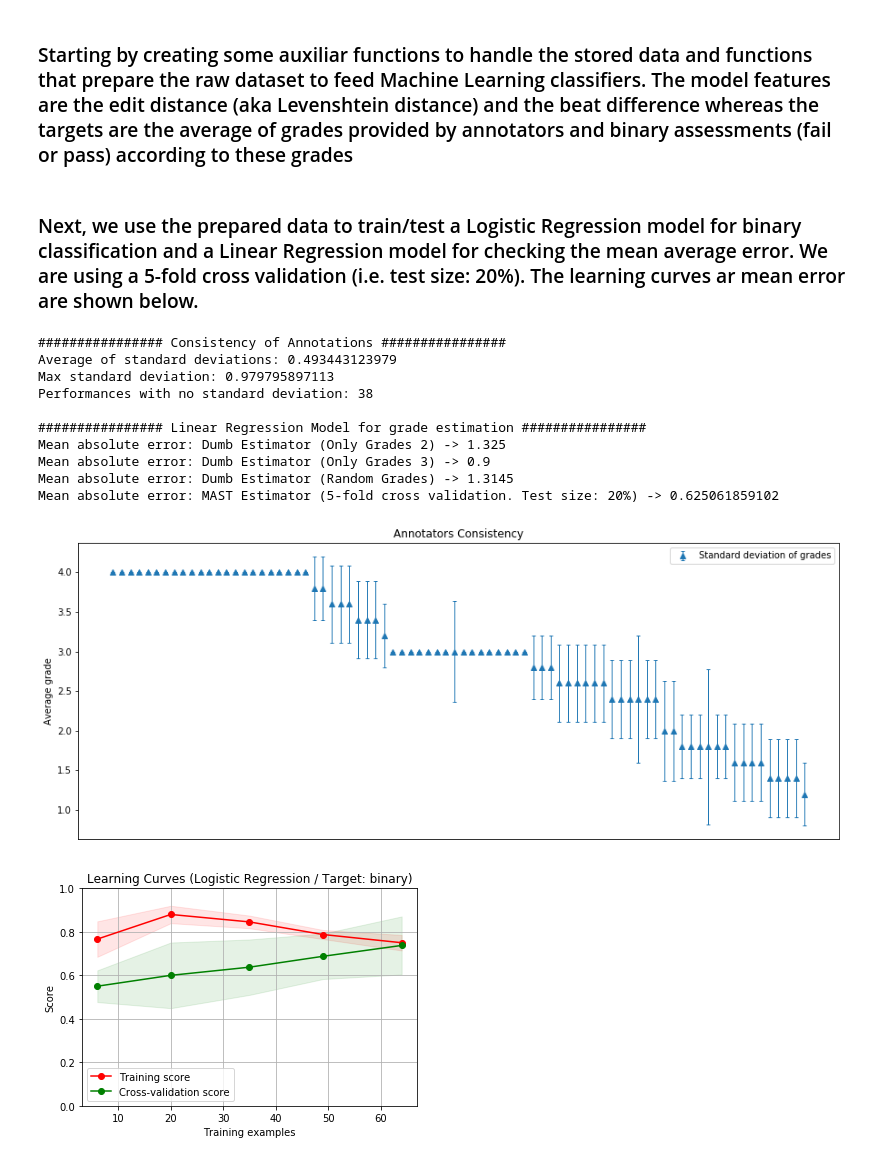
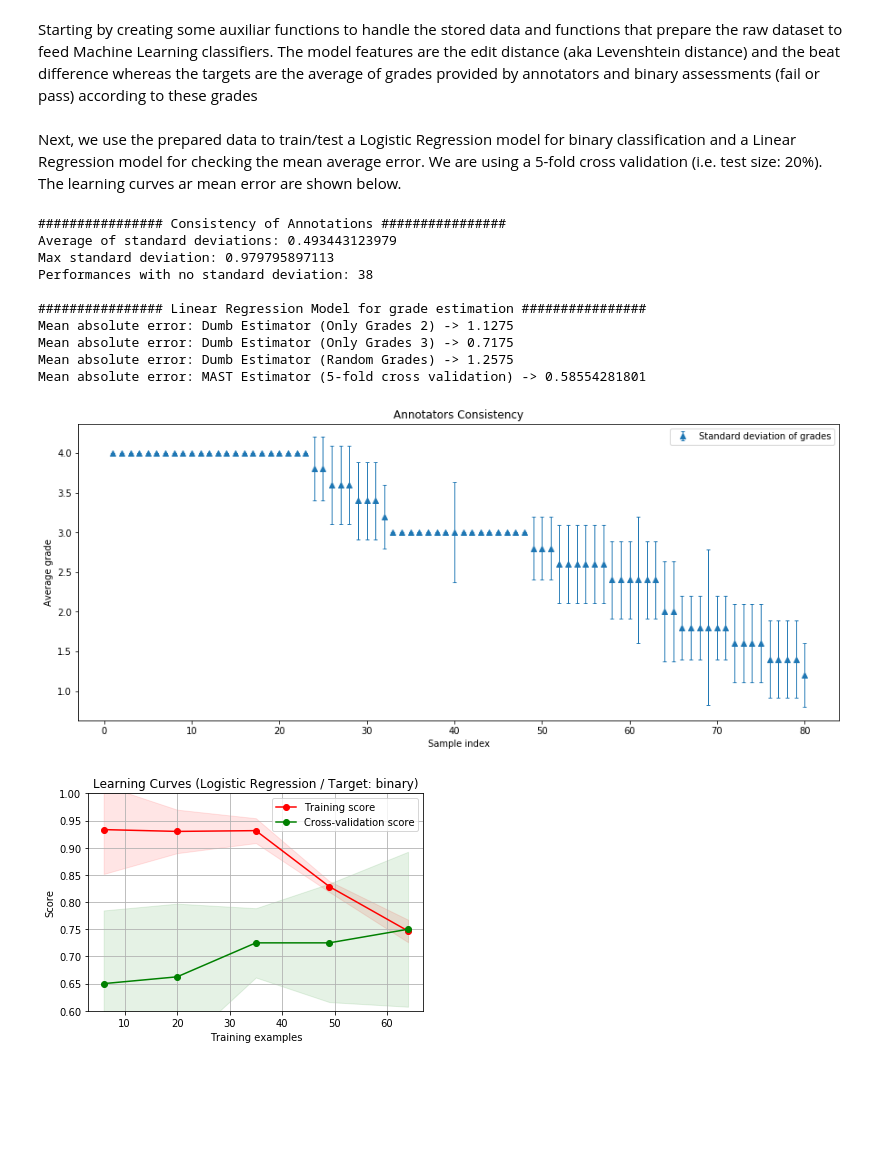
Before and after one commit to MTG/mast-rhythm-analysis, a Jupyter notebook: notebooks/BaselineRhythmicAssessmentSystem.ipynb, the cells around one changed output. Drawn from its saved outputs; the diff is of its cells as text; code cells hidden in the pictures; blank space fills up the shorter version.

```diff
--- a/notebooks/BaselineRhythmicAssessmentSystem.ipynb
+++ b/notebooks/BaselineRhythmicAssessmentSystem.ipynb
@@ -5,2 +5,2 @@
 # %% [markdown]
-### Starting by creating some auxiliar functions to handle the stored data and functions that prepare the raw dataset to feed Machine Learning classifiers. The model features are the edit distance (aka Levenshtein distance) and the beat difference whereas the targets are the average of grades provided by annotators and binary assessments (fail or pass) according to these grades
+Starting by creating some auxiliar functions to handle the stored data and functions that prepare the raw dataset to feed Machine Learning classifiers. The model features are the edit distance (aka Levenshtein distance) and the beat difference whereas the targets are the average of grades provided by annotators and binary assessments (fail or pass) according to these grades
@@ -102,16 +132,15 @@ def load_rhythmic_performances():
 # %% [markdown]
-### Next, we use the prepared data to train/test a Logistic Regression model for binary classification and a Linear Regression model for checking the mean average error. We are using a 5-fold cross validation (i.e. test size: 20%). The learning curves ar mean error are shown below.
+Next, we use the prepared data to train/test a Logistic Regression model for binary classification and a Linear Regression model for checking the mean average error. We are using a 5-fold cross validation (i.e. test size: 20%). The learning curves ar mean error are shown below.
 # %%
 import numpy as np
 import matplotlib.pyplot as plt
 
 from sklearn.linear_model import LinearRegression, LogisticRegression
-from sklearn.model_selection import train_test_split, learning_curve, KFold, cross_val_score
+from sklearn.model_selection import learning_curve, KFold, cross_val_score
 from sklearn.metrics import mean_absolute_error
 
-
 def plot_learning_curve(estimator, title, X, y, ylim=None, cv=None,
-                        n_jobs=None, train_sizes=np.linspace(.1, 1.0, 5)):
+                        n_jobs=None):
     plt.figure()
     plt.title(title)
     if ylim is not None:
@@ -119,7 +148,7 @@ def plot_learning_curve(estimator, title, X, y, ylim=None, cv=None,
     plt.xlabel("Training examples")
     plt.ylabel("Score")
     train_sizes, train_scores, test_scores = learning_curve(
-        estimator, X, y, cv=cv, n_jobs=n_jobs, train_sizes=train_sizes)
+        estimator, X, y, cv=cv, n_jobs=n_jobs)
     train_scores_mean = np.mean(train_scores, axis=1)
     train_scores_std = np.std(train_scores, axis=1)
     test_scores_mean = np.mean(test_scores, axis=1)
@@ -157,58 +186,60 @@ print()
 
 
 plt.figure(figsize=(15,6))
 plt.title("Annotators Consistency")
 plt.ylabel("Average grade")
-plt.xticks([])
+plt.xlabel("Sample index")
 error_bar = plt.errorbar(x, y, e, marker='^', capsize=2, elinewidth=1, markeredgewidth=1,label="Standard deviation of grades", ls='none')
 plt.legend()
 
+# setting up a 5-fold cross validation for estimators
+cv = KFold(n_splits=5, shuffle=True, random_state=0)
+title = r"Learning Curves (Logistic Regression / Target: binary)"
 
+logit_reg_estimator = LogisticRegression()
 
-# setting up a 5-fold cross validation for estimators
-cv = KFold(n_splits=5, random_state=0, shuffle=True)
-
-title = r"Learning Curves (Logistic Regression / Target: binary)"
-logit_reg_estimator = LogisticRegression()
-plot_learning_curve(logit_reg_estimator, title, X, y_b, (0, 1), cv=cv)
+plot_learning_curve(logit_reg_estimator, title, X, y_b, (.6, 1), cv=cv)
 
 
 linear_reg_estimator = LinearRegression()
+linear_reg_estimator.fit(X, mast.target_multiclass[:,0])
+# fitting dumb model which assigns 2, 3 and random values to all performances to be estimated
+base_random_grades = [1,1,1,1,2,2,2,2,3,3,3,3,4,4,4,4]
 
-# fitting dump model which assigns 2, 3 and random values to all performances to be estimated
-X_train, X_test, y_train, y_test = train_test_split(X, mast.target_multiclass[:,0], test_size=0.2, random_state=0)
+mean_absolute_errors_random = []
+mean_absolute_errors_only_twos = []
+mean_absolute_errors_only_threes = []
 
-model = linear_reg_estimator.fit(X_train, y_train)
-predictions_all_two = np.repeat(2, len(X_test))
-predictions_all_three = np.repeat(3, len(X_test))
+for train_index, test_index in cv.split(X):
+    y_test = mast.target_multiclass[:,0][test_index]
 
-base_random_grades = [1,1,1,1,2,2,2,2,3,3,3,3,4,4,4,4]
-n_of_rounds = 50
+    np.random.shuffle(base_random_grades)
+    mean_absolute_errors_random.append(mean_absolute_error(y_test, base_random_grades))
 
-mean_absolute_errors = []
+    predictions_all_two = np.repeat(2, len(y_test))
+    mean_absolute_errors_only_twos.append(mean_absolute_error(y_test, predictions_all_two))
 
-for i in range(n_of_rounds):
-    np.random.shuffle(base_random_grades)
-    mean_absolute_errors.append(mean_absolute_error(y_test, base_random_grades))
+    predictions_all_three = np.repeat(3, len(y_test))
+    mean_absolute_errors_only_threes.append(mean_absolute_error(y_test, predictions_all_three))
 
 # running cross validation over our dataset
 cross_val_errors = cross_val_score(linear_reg_estimator, X, mast.target_multiclass[:,0], scoring='neg_mean_absolute_error', cv=cv)
 
 print("################ Linear Regression Model for grade estimation ################")
-print("Mean absolute error: Dumb Estimator (Only Grades 2) ->", mean_absolute_error(y_test, predictions_all_two))
-print("Mean absolute error: Dumb Estimator (Only Grades 3) ->", mean_absolute_error(y_test, predictions_all_three))
-print("Mean absolute error: Dumb Estimator (Random Grades) ->", sum(mean_absolute_errors)/len(mean_absolute_errors))
-print("Mean absolute error: MAST Estimator (5-fold cross validation. Test size: 20%) ->", abs(sum(cross_val_errors)/len(cross_val_errors)))
+print("Mean absolute error: Dumb Estimator (Only Grades 2) ->", sum(mean_absolute_errors_only_twos)/len(mean_absolute_errors_only_twos))
+print("Mean absolute error: Dumb Estimator (Only Grades 3) ->", sum(mean_absolute_errors_only_threes)/len(mean_absolute_errors_only_threes))
+print("Mean absolute error: Dumb Estimator (Random Grades) ->", sum(mean_absolute_errors_random)/len(mean_absolute_errors_random))
+print("Mean absolute error: MAST Estimator (5-fold cross validation) ->", abs(sum(cross_val_errors)/len(cross_val_errors)))
 # %% [output]
 ################ Consistency of Annotations ################
 Average of standard deviations: 0.493443123979
 Max standard deviation: 0.979795897113
 Performances with no standard deviation: 38
 
 ################ Linear Regression Model for grade estimation ################
-Mean absolute error: Dumb Estimator (Only Grades 2) -> 1.325
-Mean absolute error: Dumb Estimator (Only Grades 3) -> 0.9
-Mean absolute error: Dumb Estimator (Random Grades) -> 1.3145
-Mean absolute error: MAST Estimator (5-fold cross validation. Test size: 20%) -> 0.625061859102
+Mean absolute error: Dumb Estimator (Only Grades 2) -> 1.1275
+Mean absolute error: Dumb Estimator (Only Grades 3) -> 0.7175
+Mean absolute error: Dumb Estimator (Random Grades) -> 1.2575
+Mean absolute error: MAST Estimator (5-fold cross validation) -> 0.58554281801
-[figure, old version]
+[figure, new version]
-[figure, old version]
+[figure, new version]
```
Also changed, not shown: parts of 3 cells of this notebook, 13 other files.
